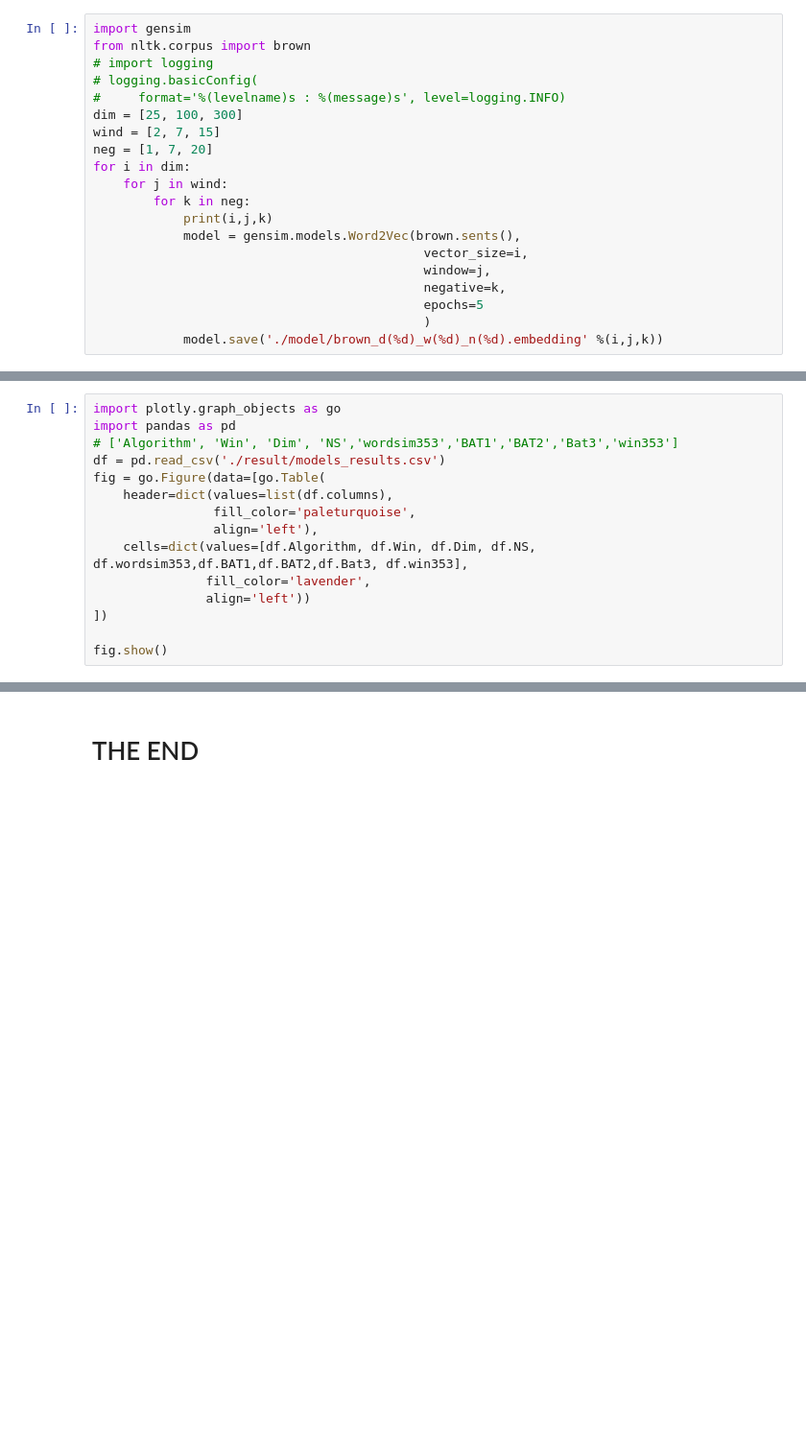
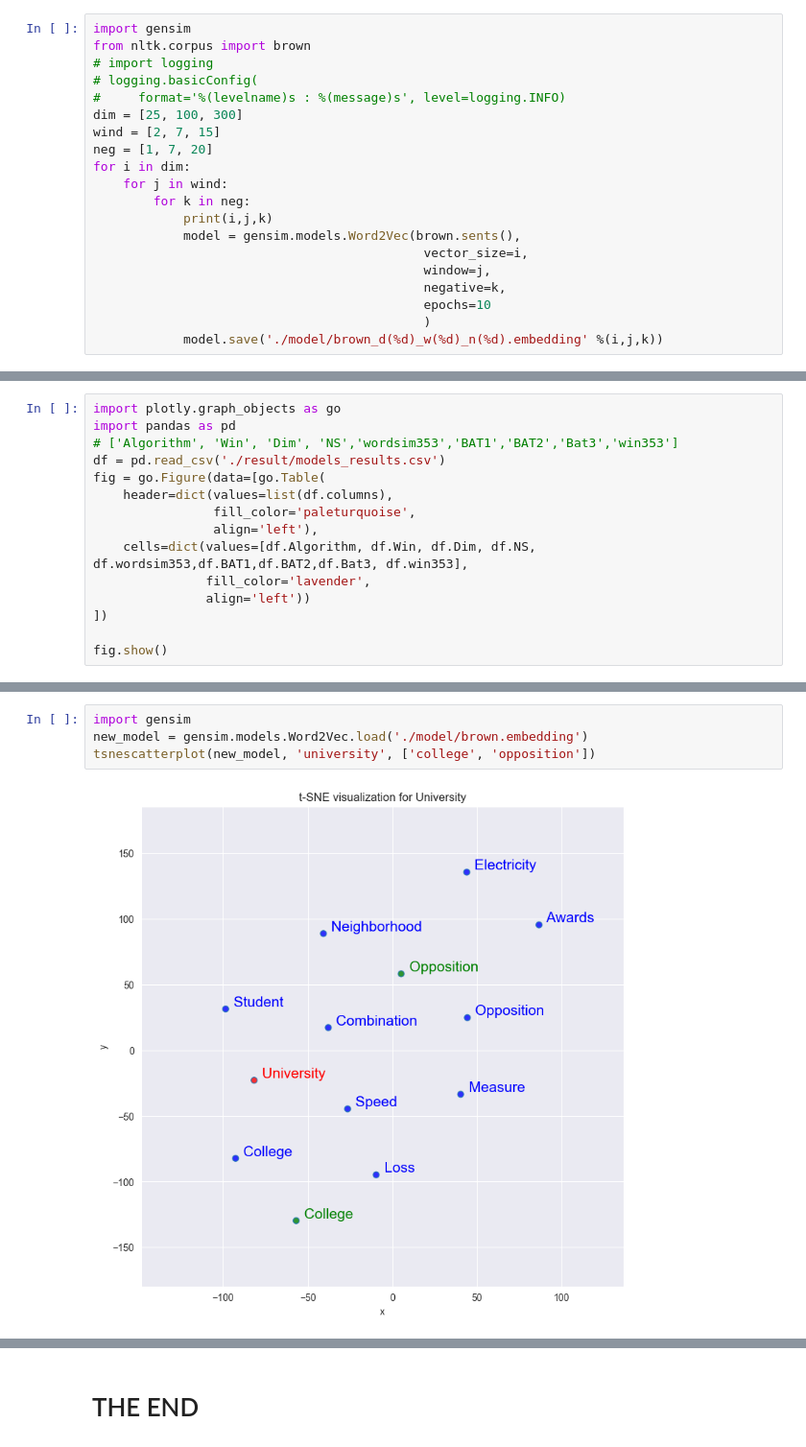
Before and after one commit to NimaMeghdadi/wordembedding_word2vec_gensim_brownCorpus, a Jupyter notebook: word2vec.ipynb, the cells around one changed output, grey strips where cells are left out. Shown at 96% size. Cells and saved outputs as stored; diff of their text form; blank space fills up the shorter version.

Commit message:
visualize

```diff
--- a/word2vec.ipynb
+++ b/word2vec.ipynb
@@ -17,7 +17,7 @@ for i in dim:
                                             vector_size=i,
                                             window=j,
                                             negative=k,
-                                            epochs=5
+                                            epochs=10
                                             )
             model.save('./model/brown_d(%d)_w(%d)_n(%d).embedding' %(i,j,k))
 # %% [output]
@@ -270,0 +346,6 @@ fig.show()
+# %%
+import gensim
+new_model = gensim.models.Word2Vec.load('./model/brown.embedding')
+tsnescatterplot(new_model, 'university', ['college', 'opposition'])
+# %% [output]
+[figure, added]
```
Also changed, not shown: parts of 22 cells of this notebook, 1 other file.
